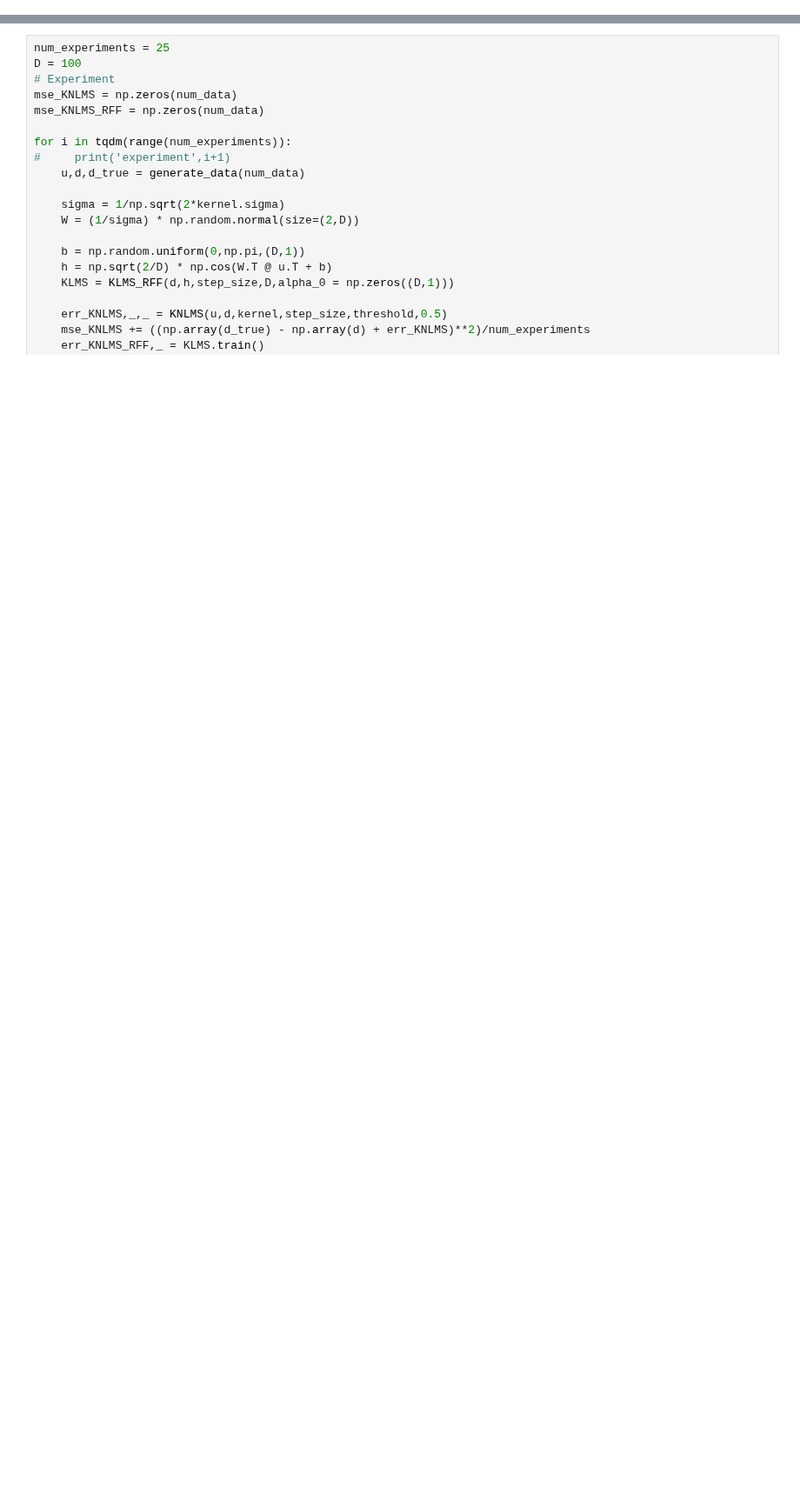
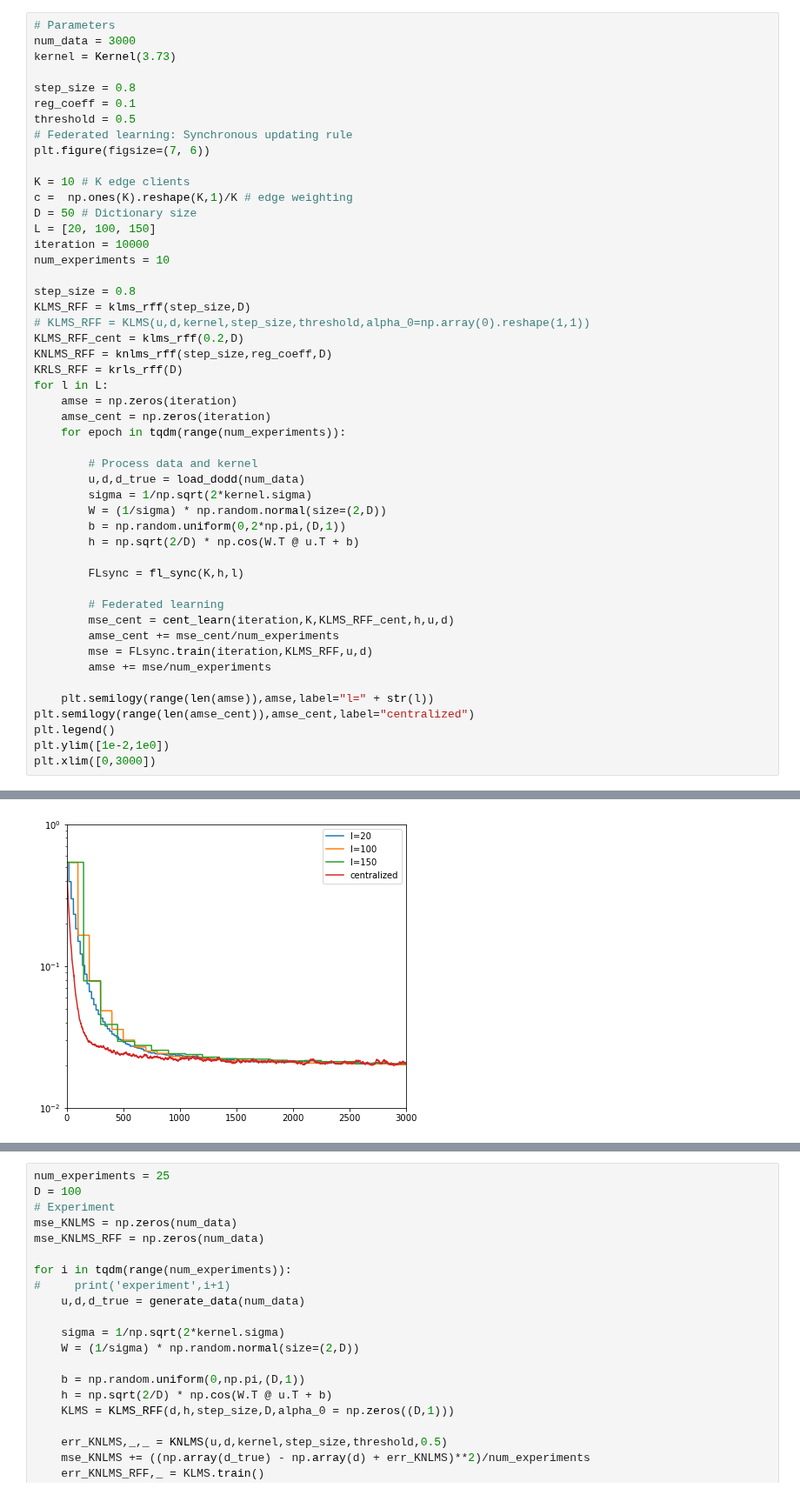
Before and after one commit to cjfelixx/machine-learning-graduate-research, a Jupyter notebook: FederatedLearing/playground.ipynb, the cells around one changed output, grey strips where cells are left out. Shown at 87% size. Saved outputs shown, nothing was run; the diff lists cells and outputs as text; blank space fills up the shorter version.

```diff
--- a/FederatedLearing/playground.ipynb
+++ b/FederatedLearing/playground.ipynb
@@ -11,0 +23,50 @@ from onlineKernels.klmsRFF import *
+# %%
+# Parameters
+num_data = 3000
+kernel = Kernel(3.73)
+
+step_size = 0.8
+reg_coeff = 0.1
+threshold = 0.5
+# Federated learning: Synchronous updating rule
+plt.figure(figsize=(7, 6))
+
+K = 10 # K edge clients
+c =  np.ones(K).reshape(K,1)/K # edge weighting
+D = 50 # Dictionary size
+L = [20, 100, 150]
+iteration = 10000
+num_experiments = 10
+
+step_size = 0.8
+KLMS_RFF = klms_rff(step_size,D)
+# KLMS_RFF = KLMS(u,d,kernel,step_size,threshold,alpha_0=np.array(0).reshape(1,1))
+KLMS_RFF_cent = klms_rff(0.2,D)
+KNLMS_RFF = knlms_rff(step_size,reg_coeff,D)
+KRLS_RFF = krls_rff(D)
+for l in L:
+    amse = np.zeros(iteration)
+    amse_cent = np.zeros(iteration)
+    for epoch in tqdm(range(num_experiments)):
+
+        # Process data and kernel
+        u,d,d_true = load_dodd(num_data)
+        sigma = 1/np.sqrt(2*kernel.sigma)
+        W = (1/sigma) * np.random.normal(size=(2,D))
+        b = np.random.uniform(0,2*np.pi,(D,1))
+        h = np.sqrt(2/D) * np.cos(W.T @ u.T + b)
+
+        FLsync = fl_sync(K,h,l)
+
+        # Federated learning
+        mse_cent = cent_learn(iteration,K,KLMS_RFF_cent,h,u,d)
+        amse_cent += mse_cent/num_experiments
+        mse = FLsync.train(iteration,KLMS_RFF,u,d)
+        amse += mse/num_experiments
+
+    plt.semilogy(range(len(amse)),amse,label="l=" + str(l))
+plt.semilogy(range(len(amse_cent)),amse_cent,label="centralized")
+plt.legend()
+plt.ylim([1e-2,1e0])
+plt.xlim([0,3000])
+# %% [output]
@@ -12 +74,2 @@ from onlineKernels.klmsRFF import *
+[figure, added]
 # %%
```
Also changed, not shown: parts of 5 cells of this notebook, 20 other files.
